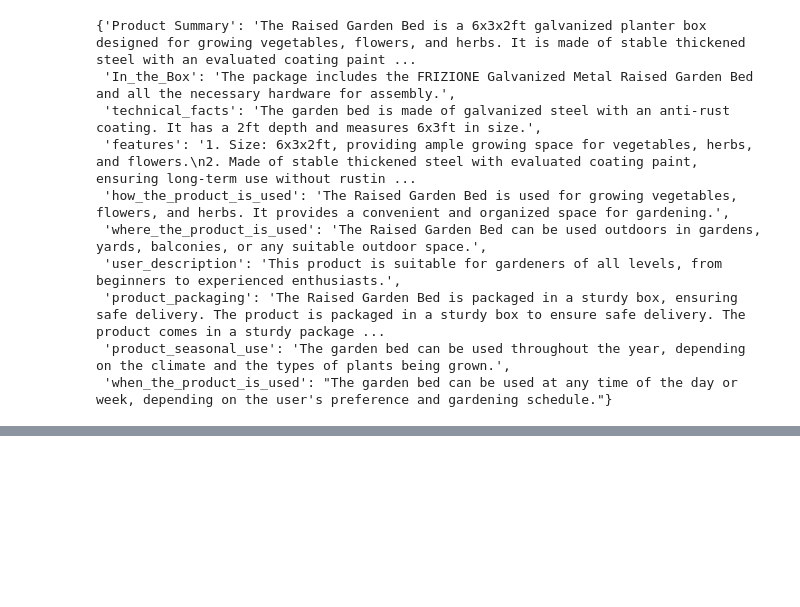
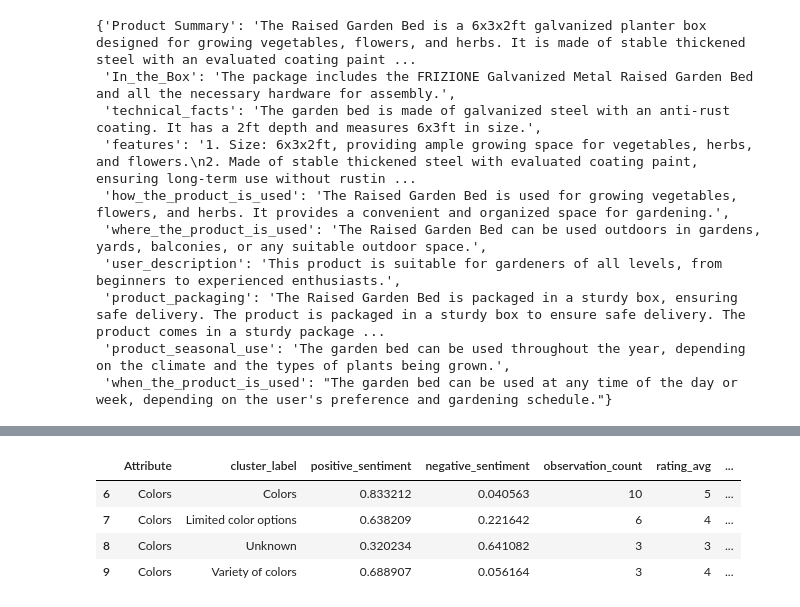
Before and after one commit to p-vbordei/ProductExplorer, a Jupyter notebook: notebooks/Data_Solutions_step_2_solution_generation.ipynb, the cells around one changed output, grey strips where cells are left out. Cells and saved outputs as stored; diff of their text form; code cells hidden in the pictures; blank space fills up the shorter version.

```diff
--- a/notebooks/Data_Solutions_step_2_solution_generation.ipynb
+++ b/notebooks/Data_Solutions_step_2_solution_generation.ipynb
@@ -206,0 +318,8 @@ eval_data
+# %%
+attributes_data[attributes_data['Attribute'] == 'Colors']
+# %% [output]
+|  | Attribute | cluster_label | positive_sentiment | negative_sentiment | observation_count | rating_avg | ... |
+| 6 | Colors | Colors | 0.833212 | 0.040563 | 10 | 5 | ... |
+| 7 | Colors | Limited color options | 0.638209 | 0.221642 | 6 | 4 | ... |
+| 8 | Colors | Unknown | 0.320234 | 0.641082 | 3 | 3 | ... |
+| 9 | Colors | Variety of colors | 0.688907 | 0.056164 | 3 | 4 | ... |
```
Also changed, not shown: parts of 18 cells of this notebook, 1 other file.
